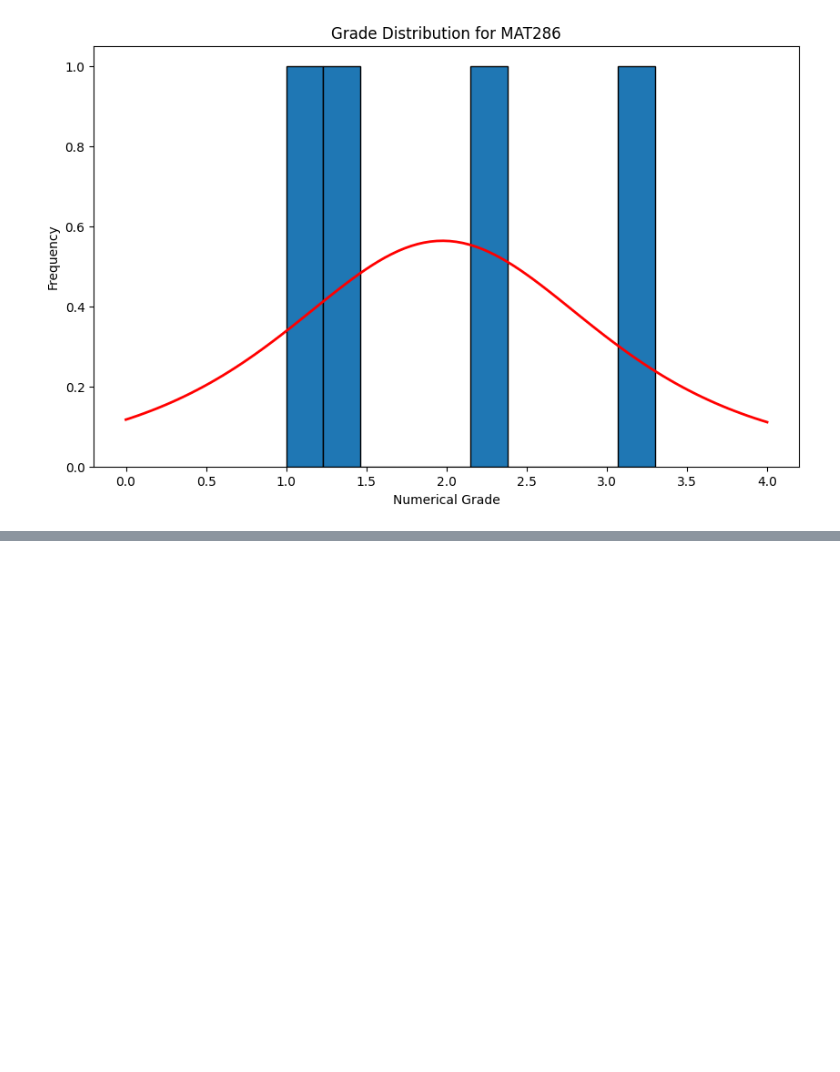
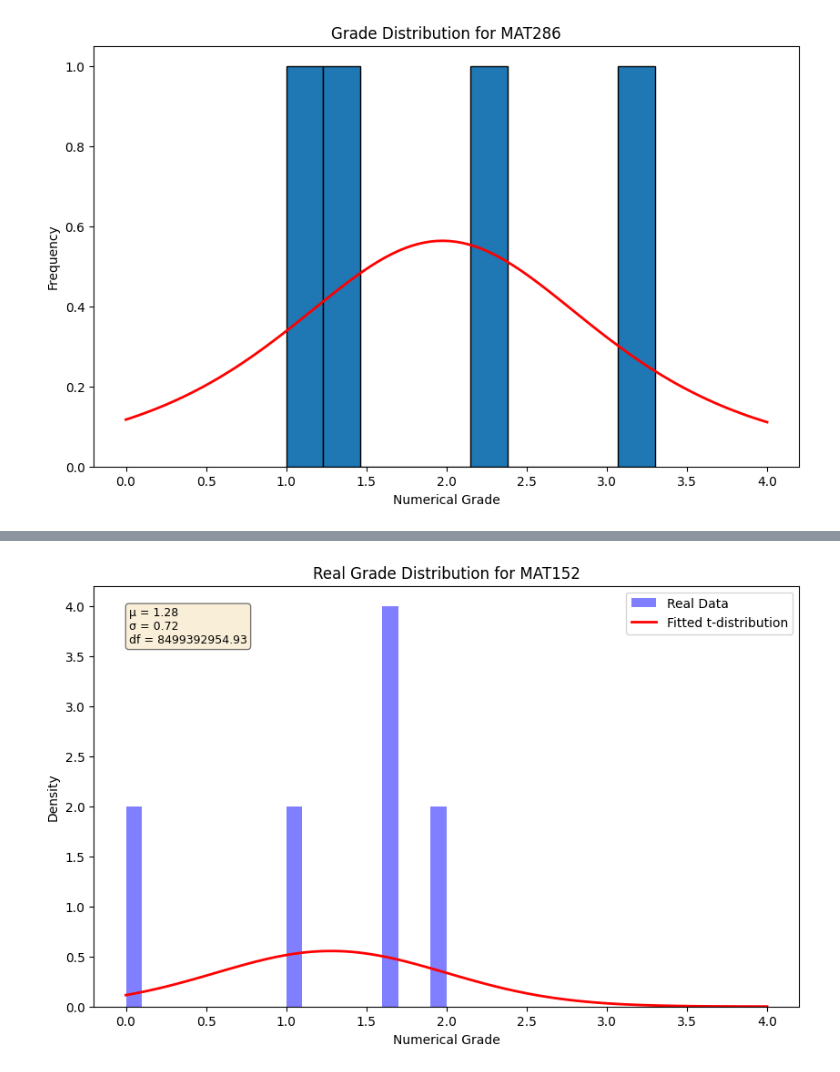
Before and after one commit to BBoranN/Synthetic_Data_Generation, a Jupyter notebook: Synthetic_Student_Data_Generation.ipynb, the cells around one changed output, grey strips where cells are left out. Drawn from its saved outputs; the diff is of its cells as text; code cells hidden in the pictures; blank space fills up the shorter version.

```diff
--- a/Synthetic_Student_Data_Generation.ipynb
+++ b/Synthetic_Student_Data_Generation.ipynb
@@ -242,0 +271,81 @@ Semester 8 GPA: 3.47
+# %%
+def plot_distribution_with_t(grades, label, course_code, color):
+    plt.figure(figsize=(10, 6))
+    plt.hist(grades, bins=20, alpha=0.5, color=color, label= f'{label} Data',density=True)
+
+    df, loc, scale = stats.t.fit(grades)
+
+    x = np.linspace(0, 4, 100)
+
+    pdf = stats.t.pdf(x, df, loc=loc, scale=scale)
+
+    # print(f"{label} data parameters: df = {df}, loc = {loc}, scale = {scale}")
+
+    # Plot the t-distribution line
+    plt.plot(x, pdf, 'r-', lw=2, label='Fitted t-distribution')
+
+    plt.title(f'{label} Grade Distribution for {course_code}')
+    plt.xlabel('Numerical Grade')
+    plt.ylabel('Density')
+    plt.legend()
+
+    # Add text box with distribution parameters
+    textstr = f'μ = {loc:.2f}\nσ = {scale:.2f}\ndf = {df:.2f}'
+    props = dict(boxstyle='round', facecolor='wheat', alpha=0.5)
+    plt.text(0.05, 0.95, textstr, transform=plt.gca().transAxes, fontsize=9,
+             verticalalignment='top', bbox=props)
+    plt.show()
+
+
+def plot_combined_distribution(real_grades, synthetic_grades, course_code):
+    plt.figure(figsize=(12, 6))
+
+    # Plot histograms
+    plt.hist(real_grades, bins=20, alpha=0.5, density=True, color='blue', label='Real Data')
+    plt.hist(synthetic_grades, bins=20, alpha=0.5, density=True, color='green', label='Synthetic Data')
+
+    # Fit t-distributions
+    real_df, real_loc, real_scale = stats.t.fit(real_grades)
+    syn_df, syn_loc, syn_scale = stats.t.fit(synthetic_grades)
+
+    # Create a range of x values for the t-distribution lines
+    x = np.linspace(0, 4, 100)
+
+    # Calculate the PDFs of the fitted t-distributions
+    real_pdf = stats.t.pdf(x, real_df, real_loc, real_scale)
+    syn_pdf = stats.t.pdf(x, syn_df, syn_loc, syn_scale)
+
+    # Plot the t-distribution lines
+    plt.plot(x, real_pdf, 'r-', lw=2, label='Real Fitted t-distribution')
+    plt.plot(x, syn_pdf, 'k--', lw=2, label='Synthetic Fitted t-distribution')
+
+    plt.title(f'Combined Grade Distribution for {course_code}')
+    plt.xlabel('Numerical Grade')
+    plt.ylabel('Density')
+    plt.legend()
+
+    plt.show()
+
+def compare_course_distributions_t(real_df, synthetic_df, course_code):
+    # Filter data for the specific course
+    real_grades = real_df[real_df['course'] == course_code]['numerical_grade'].dropna()
+    synthetic_grades = synthetic_df[synthetic_df['course'] == course_code]['grade'].dropna()
+
+    if len(real_grades) < 2 or len(synthetic_grades) < 2:
+        print(f"Not enough data for course {course_code}")
+        return
+
+    # Plot the real data distribution with a fitted t-distribution
+
+    plot_distribution_with_t(real_grades, 'Real', course_code, 'blue')
+    plot_distribution_with_t(synthetic_grades, 'Synthetic', course_code, 'green')
+    plot_combined_distribution(real_grades, synthetic_grades, course_code)
+
+    ks_statistic, p_value = stats.ks_2samp(real_grades, synthetic_grades)
+    print(f"Kolmogorov-Smirnov test results for {course_code}:")
+    print(f"KS statistic: {ks_statistic:.4f}")
+    print(f"p-value: {p_value:.4f}")
+
+compare_course_distributions_t(df, synthetic_df, 'MAT152')
+# %% [output]
+[figure, added]
```
Also changed, not shown: parts of 12 cells of this notebook, 2 other files.
